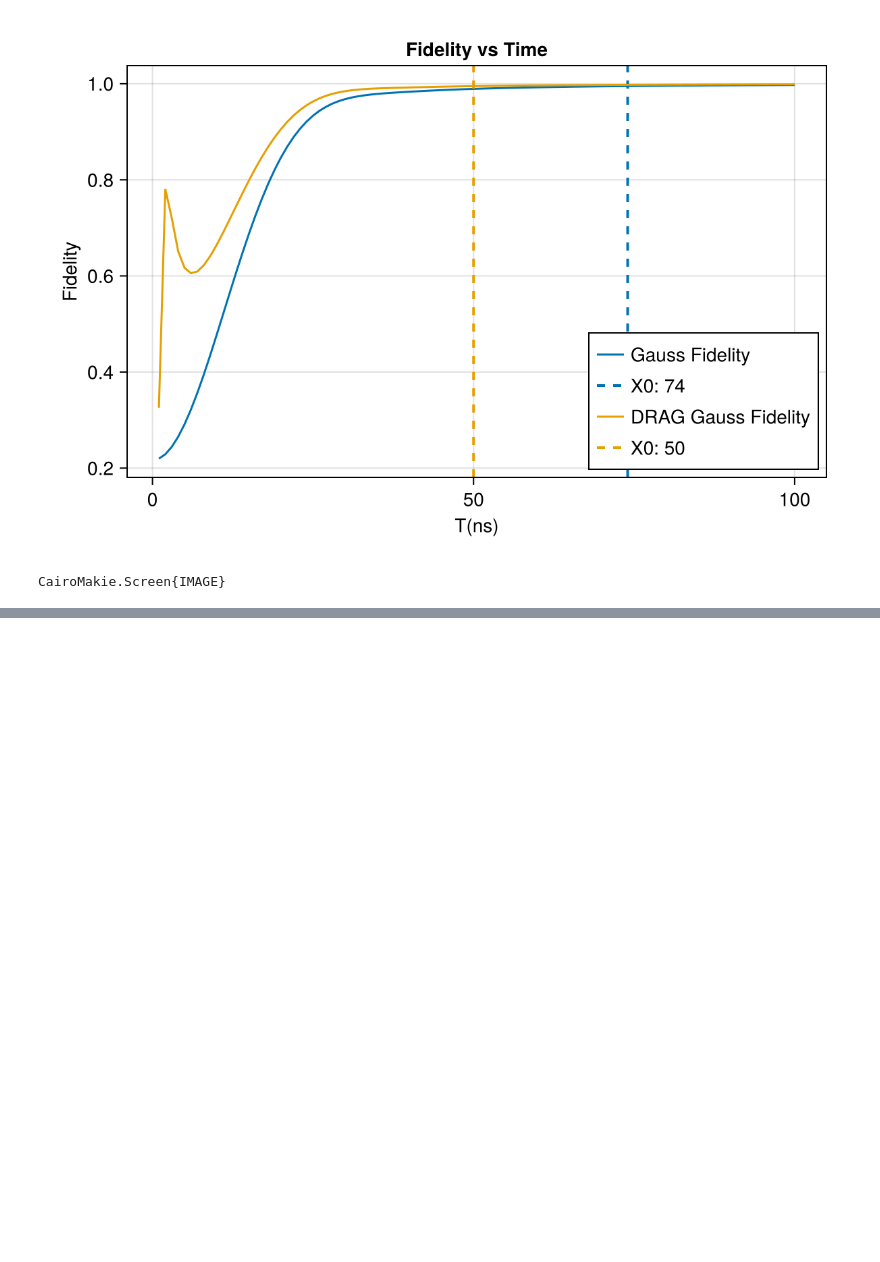
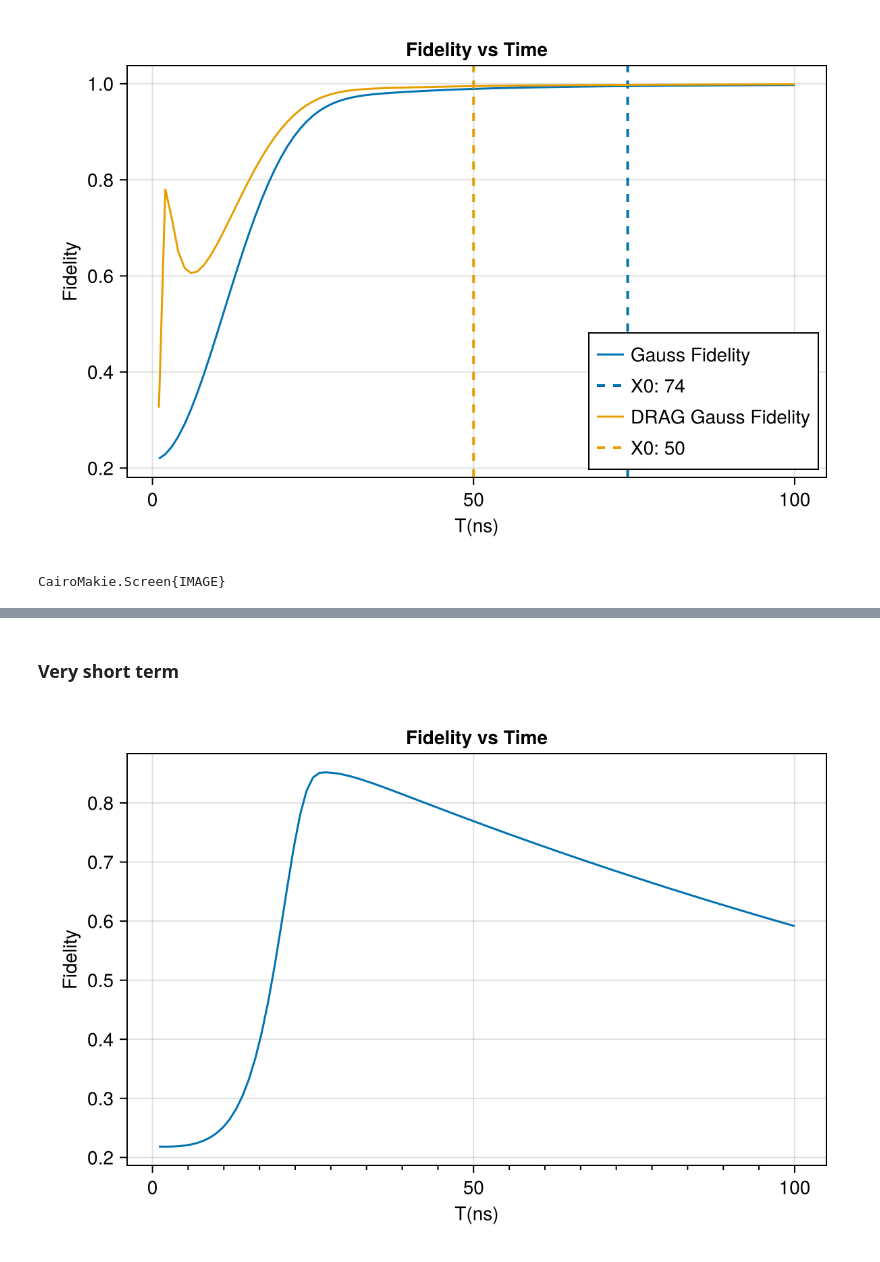
Before and after one commit to Ianborden/Quantum-APL, a Jupyter notebook: Final Project/Fidelity_vs_Time.ipynb, the cells around one changed output, grey strips where cells are left out. Saved outputs shown, nothing was run; the diff lists cells and outputs as text; code cells hidden in the pictures; blank space fills up the shorter version.

```diff
--- a/Final Project/Fidelity_vs_Time.ipynb
+++ b/Final Project/Fidelity_vs_Time.ipynb
@@ -290,0 +373,15 @@ T1 = 40 * 1000
+# %% [markdown]
+### Very short term
+# %%
+
+fid_changed_gauss2 = []
+for i in range(1, size(fids_gauss)[1])
+    push!(fid_changed_gauss2, fid_changer_gauss(i, 40 * 10, 25 * 10))
+end
+
+fig = Figure(size = (600, 400))
+ax = Axis(fig[1, 1], xminorticksvisible = true, xminorticks = IntervalsBetween(9), title = "Fidelity vs Time", xlabel = "T(ns)", ylabel = "Fidelity")
+lines!(ax, fid_changed_gauss2; label = "Gauss Fidelity")
+fig
+# %% [output]
+[figure, added]
```
Also changed, not shown: parts of 20 cells of this notebook, 13 other files.
